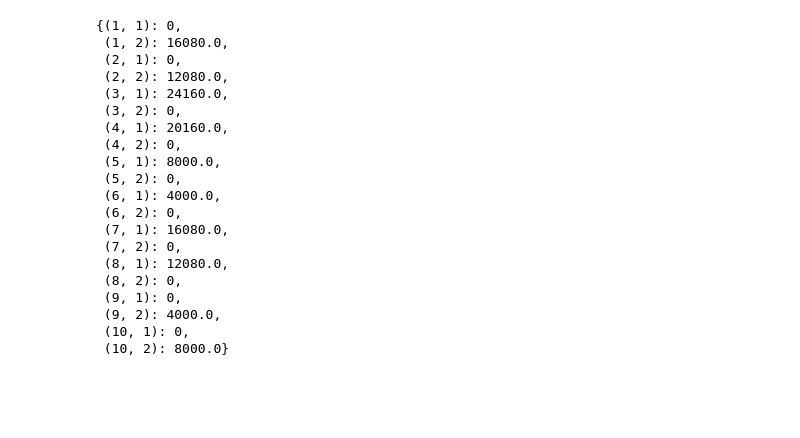
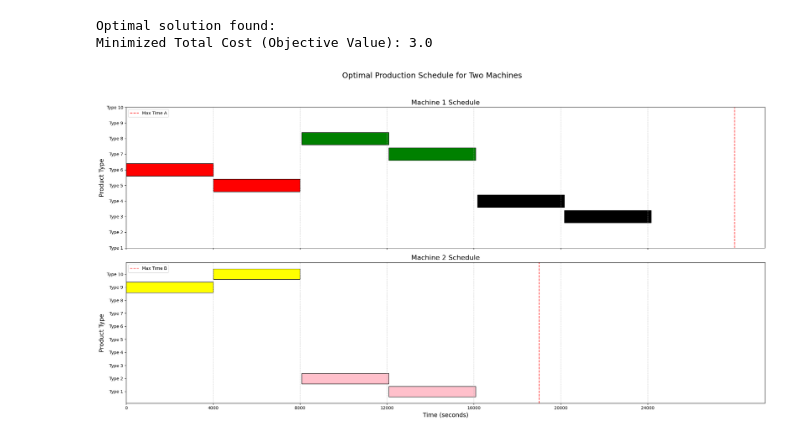
Before and after one commit to emrekuruu/Production_Planning, a Jupyter notebook: demo.ipynb, the cells around one changed output. Saved outputs shown, nothing was run; the diff lists cells and outputs as text; code cells hidden in the pictures; blank space fills up the shorter version.

Commit message:
chore: restructure to try many heuristics in an orginized manner

```diff
--- a/demo.ipynb
+++ b/demo.ipynb
@@ -22,32 +5,0 @@ Academic license - for non-commercial use only - expires 2025-11-11
-# %%
-# Parameters
-num_parts = 10     # Number of parts
-demand = {p: 50 for p in range(1, num_parts + 1)}
-
-color_cost = {
-    'Red': 10,
-    'Blue': 10,
-    'Green': 10,
-    'Yellow': 10,
-    'Black': 10,
-    "Pink": 10,
-    "Purple": 10,
-    }
-
-parts_colors = {}
-
-group_length = 2
-
-for i in range(1, num_parts + 1, group_length):
-    color = random.choice(list(color_cost.keys()))
-    while color in parts_colors.values():
-        color = random.choice(list(color_cost.keys()))
-
-    for j in range(group_length):
-        parts_colors[i + j] = color
-
-max_time_machine_A = 28000
-max_time_machine_B = 19000
-
-unit_production_time = 80
-cleaning_time = 80
@@ -195,0 +6,3 @@ Best objective 3.000000000000e+00, best bound 3.000000000000e+00, gap 0.0000%
+# %%
+no_heuristic_model = No_Heuristic()
+model = no_heuristic_model()
@@ -401,23 +215,6 @@ start_times
-# %%
-end_times_values
-# %% [output]
-{(1, 1): 0,
- (1, 2): 16080.0,
- (2, 1): 0,
- (2, 2): 12080.0,
- (3, 1): 24160.0,
- (3, 2): 0,
- (4, 1): 20160.0,
- (4, 2): 0,
- (5, 1): 8000.0,
- (5, 2): 0,
- (6, 1): 4000.0,
- (6, 2): 0,
- (7, 1): 16080.0,
- (7, 2): 0,
- (8, 1): 12080.0,
- (8, 2): 0,
- (9, 1): 0,
- (9, 2): 4000.0,
- (10, 1): 0,
- (10, 2): 8000.0}
+# %%
+start_times_values, end_times_values = visualize_results(model, no_heuristic_model)
+# %% [output]
+Optimal solution found:
+Minimized Total Cost (Objective Value): 3.0
+[figure, added]
```
Also changed, not shown: parts of 18 cells of this notebook, 2 other files.
